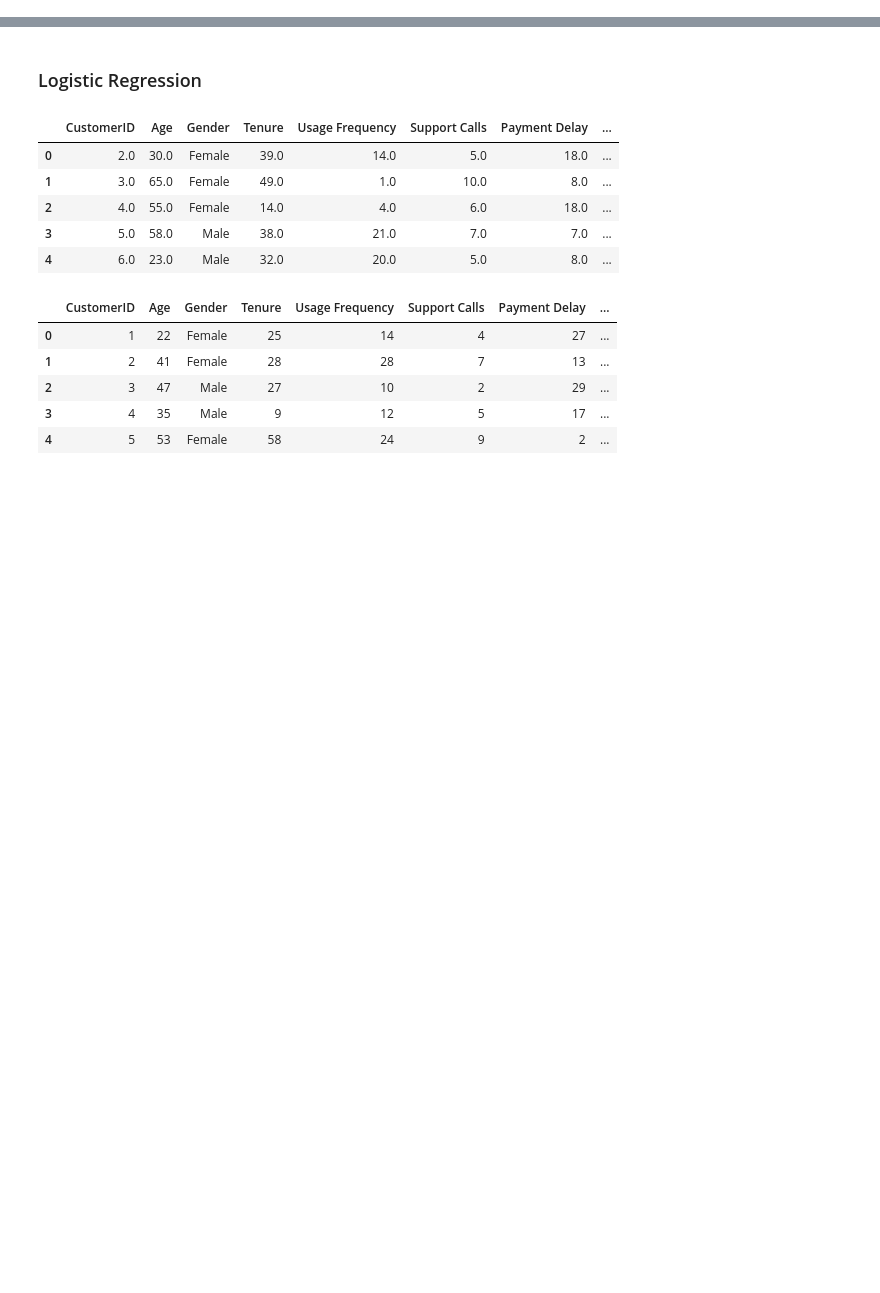
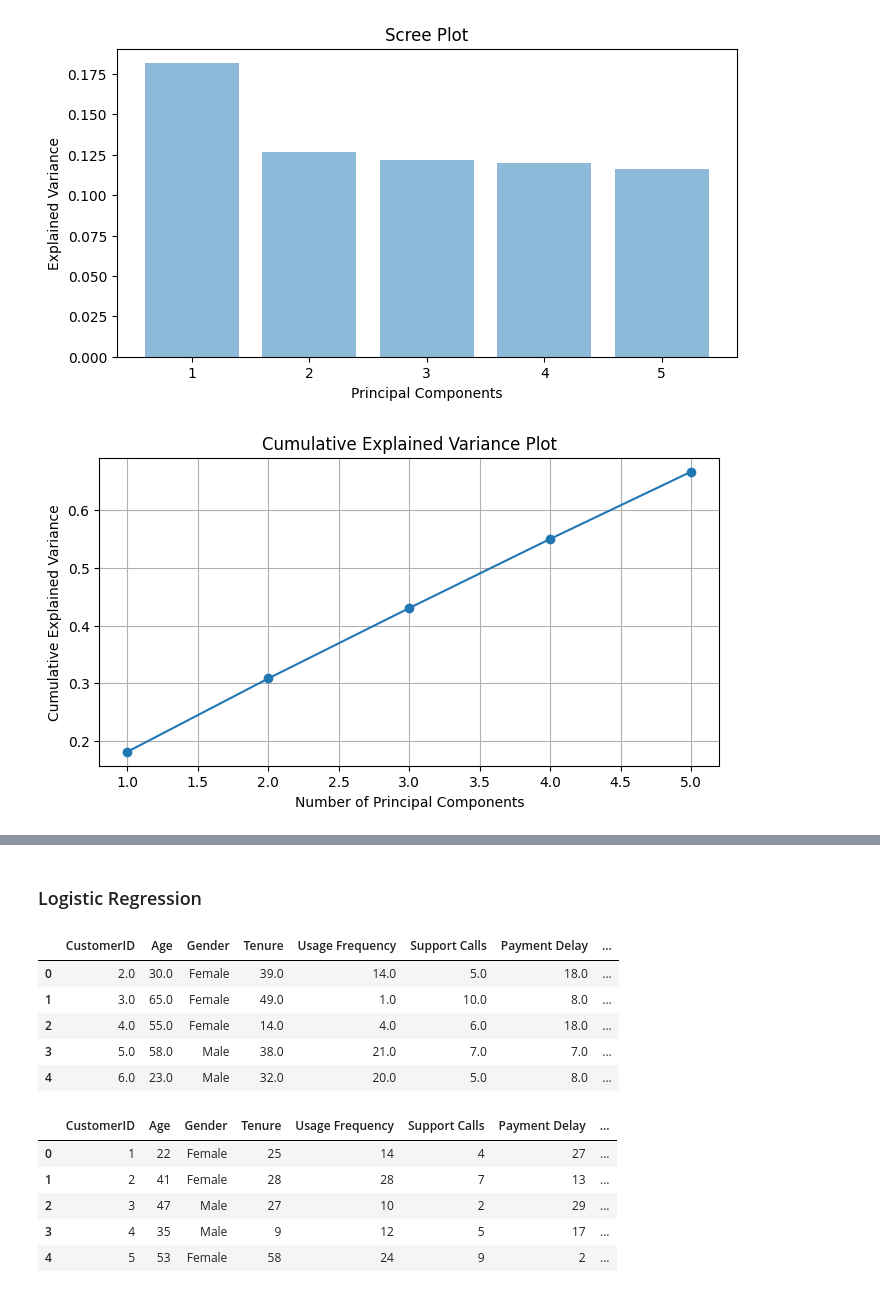
Before and after one commit to Johannes3001/AppliedML_Assign.01, a Jupyter notebook: Fredrik_Codes.ipynb, the cells around one changed output, grey strips where cells are left out. Saved outputs shown, nothing was run; the diff lists cells and outputs as text; code cells hidden in the pictures; blank space fills up the shorter version.

```diff
--- a/Fredrik_Codes.ipynb
+++ b/Fredrik_Codes.ipynb
@@ -0,0 +79,2 @@
+# %%
+train_df_pca.dropna(inplace=True)
@@ -0,0 +101,13 @@
+# %%
+# Preporcessing and transforming the data
+X_train_pca = preprocessor.fit_transform(train_df_pca.drop(columns=['CustomerID', 'Churn']))
+X_test_pca = preprocessor.transform(test_df_pca.drop(columns=['CustomerID', 'Churn']))
+# %%
+# Perform PCA
+n_components =5  # You can adjust this based on your needs
+
+pca = PCA(n_components=n_components)
+pca.fit(X_train_pca)
+
+train_pca = pca.transform(X_train_pca)
+test_pca = pca.transform(X_test_pca)
@@ -0,0 +120,36 @@
+# %%
+# Visualizations
+plt.figure(figsize=(8, 4))
+plt.bar(range(1, len(explained_variance) + 1), explained_variance, alpha=0.5, align='center')
+plt.xlabel('Principal Components')
+plt.ylabel('Explained Variance')
+plt.title('Scree Plot')
+plt.show()
+
+cumulative_variance = explained_variance.cumsum()
+
+plt.figure(figsize=(8, 4))
+plt.plot(range(1, len(cumulative_variance) + 1), cumulative_variance, marker='o', linestyle='-')
+plt.xlabel('Number of Principal Components')
+plt.ylabel('Cumulative Explained Variance')
+plt.title('Cumulative Explained Variance Plot')
+plt.grid()
+plt.show()
+
+# Manually get feature names for one-hot encoded categorical columns
+categorical_encoder = preprocessor.named_transformers_['cat']['onehot']
+cat_feature_names = categorical_encoder.get_feature_names_out(input_features=cat)
+all_feature_names = num + list(cat_feature_names)
+
+# Create DataFrame for component loadings
+components_df = pd.DataFrame(pca.components_, columns=all_feature_names)
+plt.figure(figsize=(12, 6))
+plt.imshow(components_df, cmap='viridis', aspect='auto')
+plt.colorbar()
+plt.xticks(range(len(components_df.columns)), components_df.columns, rotation=90)
+plt.yticks(range(len(components_df.index)), range(1, len(components_df.index) + 1))
+plt.title('Principal Component Loadings')
+plt.show()
+# %% [output]
+[figure, added]
+[figure, added]
```
Also changed, not shown: parts of 15 cells of this notebook.
